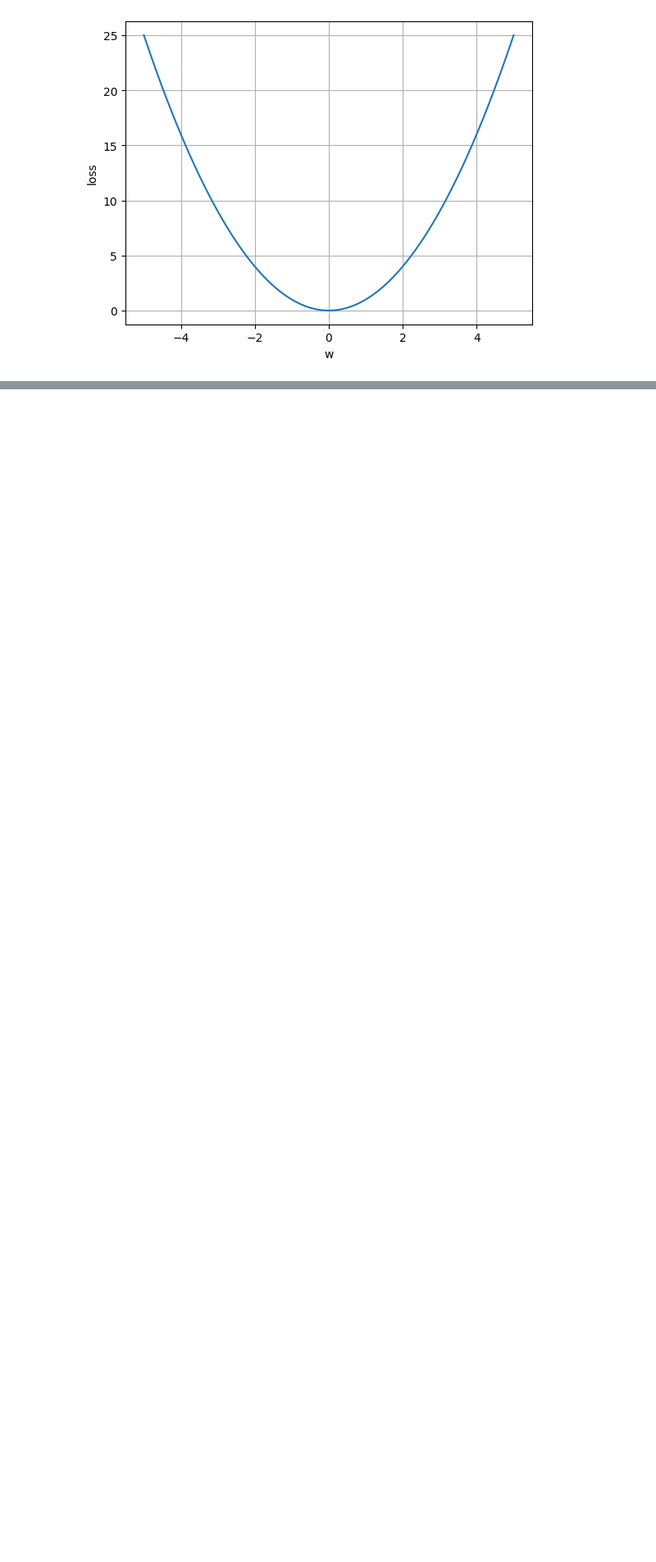
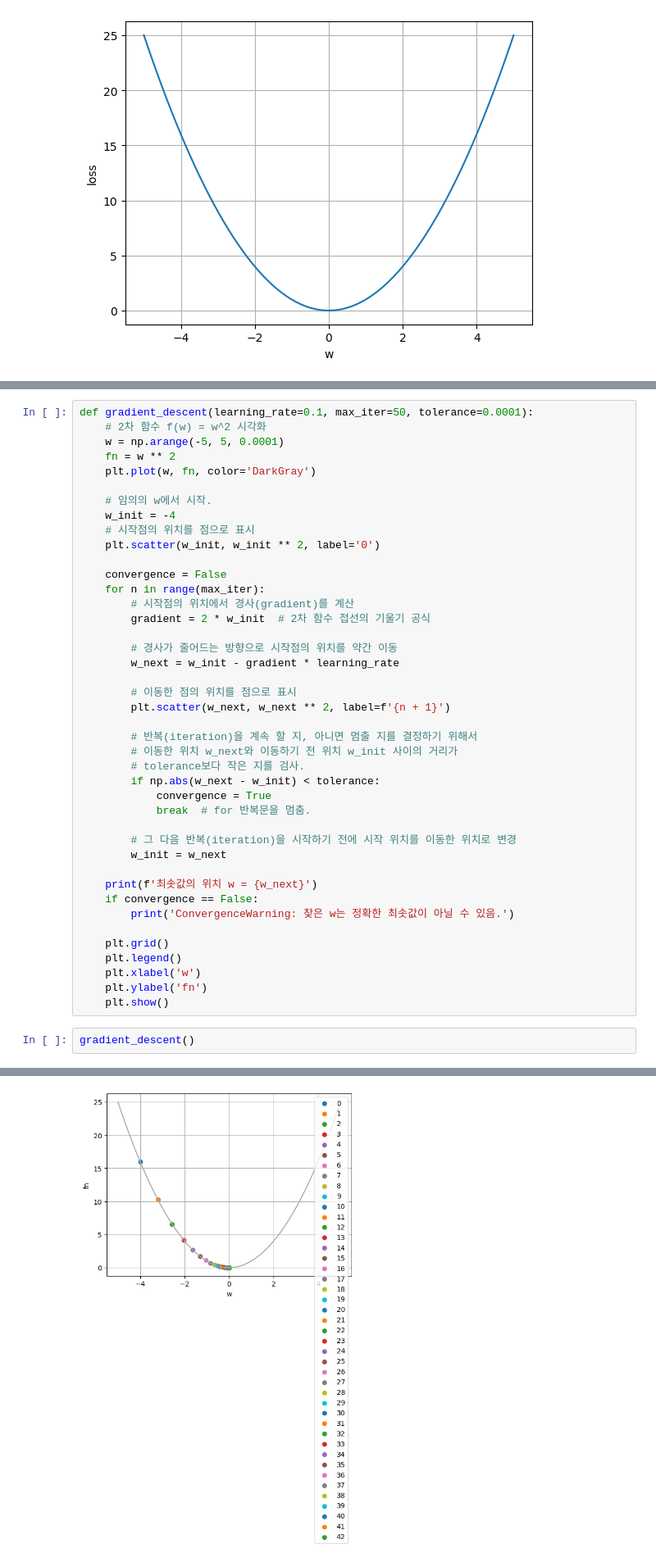
Before and after one commit to JakeOh/202605_BD57, a Jupyter notebook: lab_ml/ml07_grandient_descent.ipynb, the cells around one changed output, grey strips where cells are left out. Shown at 82% size. Saved outputs shown, nothing was run; the diff lists cells and outputs as text; blank space fills up the shorter version.

Commit message:
gradient descent에서 max_iter, tolerance의 의미.

```diff
--- a/lab_ml/ml07_grandient_descent.ipynb
+++ b/lab_ml/ml07_grandient_descent.ipynb
@@ -50,3 +50,48 @@ w_next = w_init - gradient * 0.1
 print(w_next)
 # %% [output]
 -2.56
+# %%
+def gradient_descent(learning_rate=0.1, max_iter=50, tolerance=0.0001):
+    # 2차 함수 f(w) = w^2 시각화
+    w = np.arange(-5, 5, 0.0001)
+    fn = w ** 2
+    plt.plot(w, fn, color='DarkGray')
+
+    # 임의의 w에서 시작.
+    w_init = -4
+    # 시작점의 위치를 점으로 표시
+    plt.scatter(w_init, w_init ** 2, label='0')
+
+    convergence = False
+    for n in range(max_iter):
+        # 시작점의 위치에서 경사(gradient)를 계산
+        gradient = 2 * w_init  # 2차 함수 접선의 기울기 공식
+
+        # 경사가 줄어드는 방향으로 시작점의 위치를 약간 이동
+        w_next = w_init - gradient * learning_rate
+
+        # 이동한 점의 위치를 점으로 표시
+        plt.scatter(w_next, w_next ** 2, label=f'{n + 1}')
+
+        # 반복(iteration)을 계속 할 지, 아니면 멈출 지를 결정하기 위해서
+        # 이동한 위치 w_next와 이동하기 전 위치 w_init 사이의 거리가
+        # tolerance보다 작은 지를 검사.
+        if np.abs(w_next - w_init) < tolerance:
+            convergence = True
+            break  # for 반복문을 멈춤.
+
+        # 그 다음 반복(iteration)을 시작하기 전에 시작 위치를 이동한 위치로 변경
+        w_init = w_next
+
+    print(f'최솟값의 위치 w = {w_next}')
+    if convergence == False:
+        print('ConvergenceWarning: 찾은 w는 정확한 최솟값이 아닐 수 있음.')
+
+    plt.grid()
+    plt.legend()
+    plt.xlabel('w')
+    plt.ylabel('fn')
+    plt.show()
+# %%
+gradient_descent()
+# %% [output]
@@ -52,0 +99 @@ print(w_next)
+[figure, added]
```
Also changed, not shown: parts of 7 cells of this notebook.
